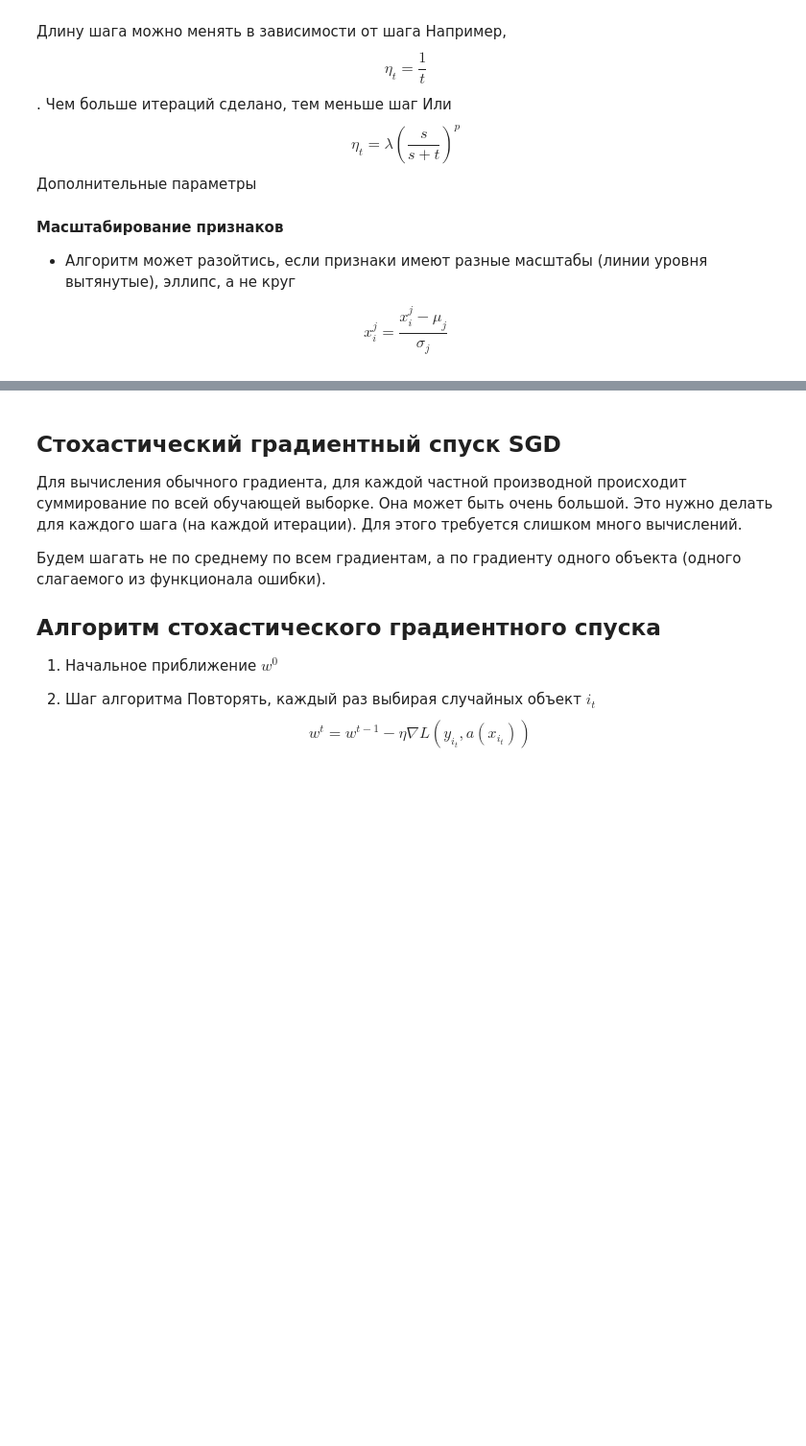
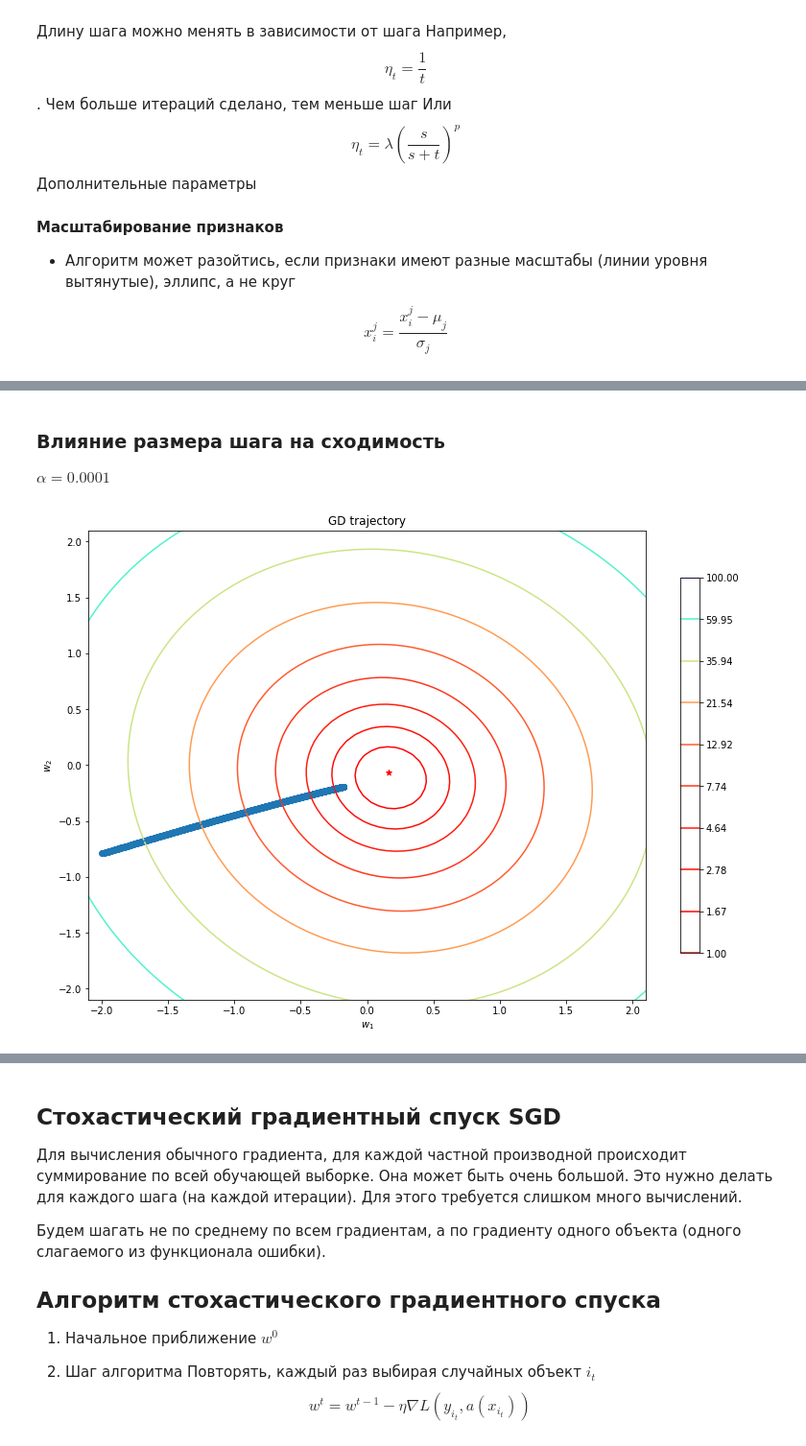
Before and after one commit to julia-komleva/ml-course-2021, a Jupyter notebook: 05_gradient_descent.ipynb, the cells around one changed output, grey strips where cells are left out. Shown at 96% size. Drawn from its saved outputs; the diff is of its cells as text; code cells hidden in the pictures; blank space fills up the shorter version.

```diff
--- a/05_gradient_descent.ipynb
+++ b/05_gradient_descent.ipynb
@@ -99,0 +233,9 @@ $$x_i ^j = \frac{x_i ^j - \mu _j}{\sigma_j}$$
+# %% [markdown]
+### Влияние размера шага на сходимость
+$\alpha = 0.0001$
+# %%
+lr = LinearRegression(w0=w_0, alpha=0.0001)
+lr.fit(X, y)
+plot_gd(X, y, lr.w_history)
+# %% [output]
+[figure, added]
```
Also changed, not shown: parts of 22 cells of this notebook.
